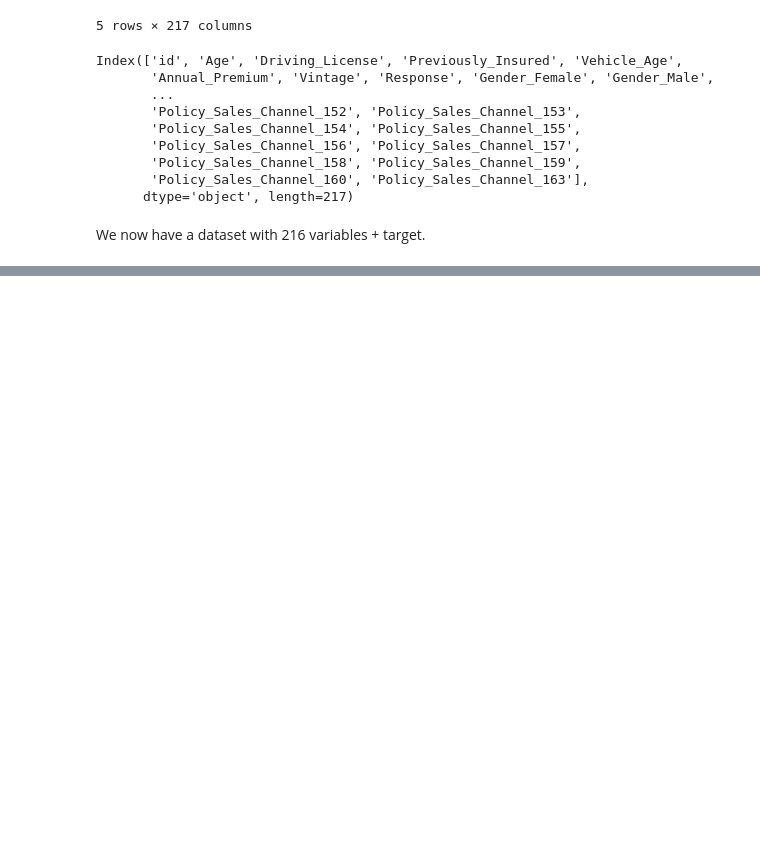
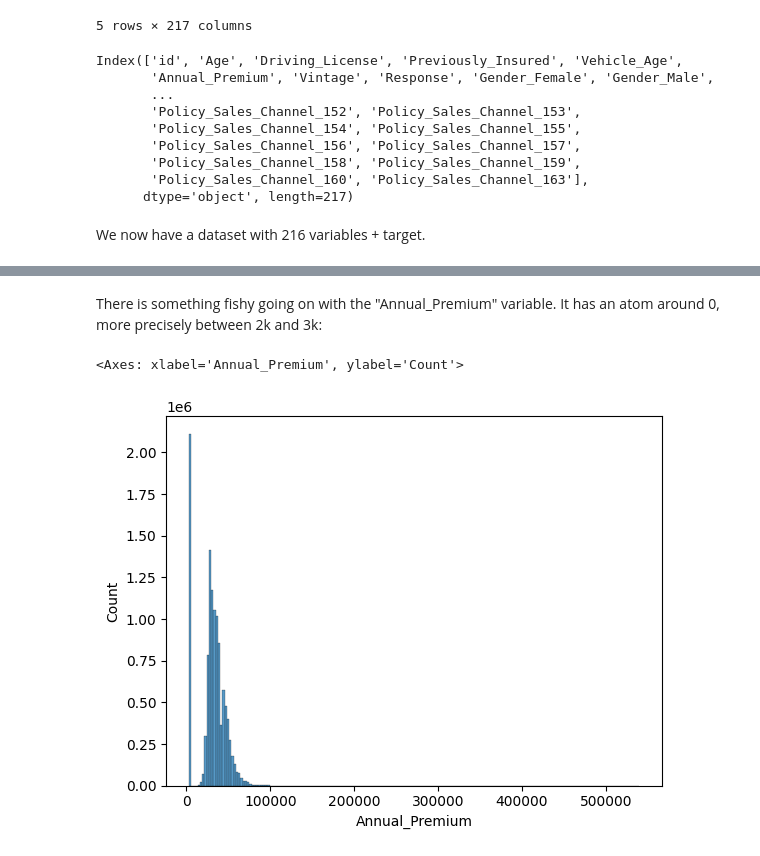
Before and after one commit to sailormarc/insurance-cross-selling, a Jupyter notebook: code/EDA.ipynb, the cells around one changed output, grey strips where cells are left out. Saved outputs shown, nothing was run; the diff lists cells and outputs as text; code cells hidden in the pictures; blank space fills up the shorter version.

```diff
--- a/code/EDA.ipynb
+++ b/code/EDA.ipynb
@@ -231,0 +294,7 @@ We now have a dataset with 216 variables + target.
+# %% [markdown]
+There is something fishy going on with the "Annual_Premium" variable. It has an atom around 0, more precisely between 2k and 3k:
+# %%
+sns.histplot(df[df['Annual_Premium'] > 2000]['Annual_Premium'], bins = 200)
+# %% [output]
+<Axes: xlabel='Annual_Premium', ylabel='Count'>
+[figure, added]
```
Also changed, not shown: parts of 51 cells of this notebook.
